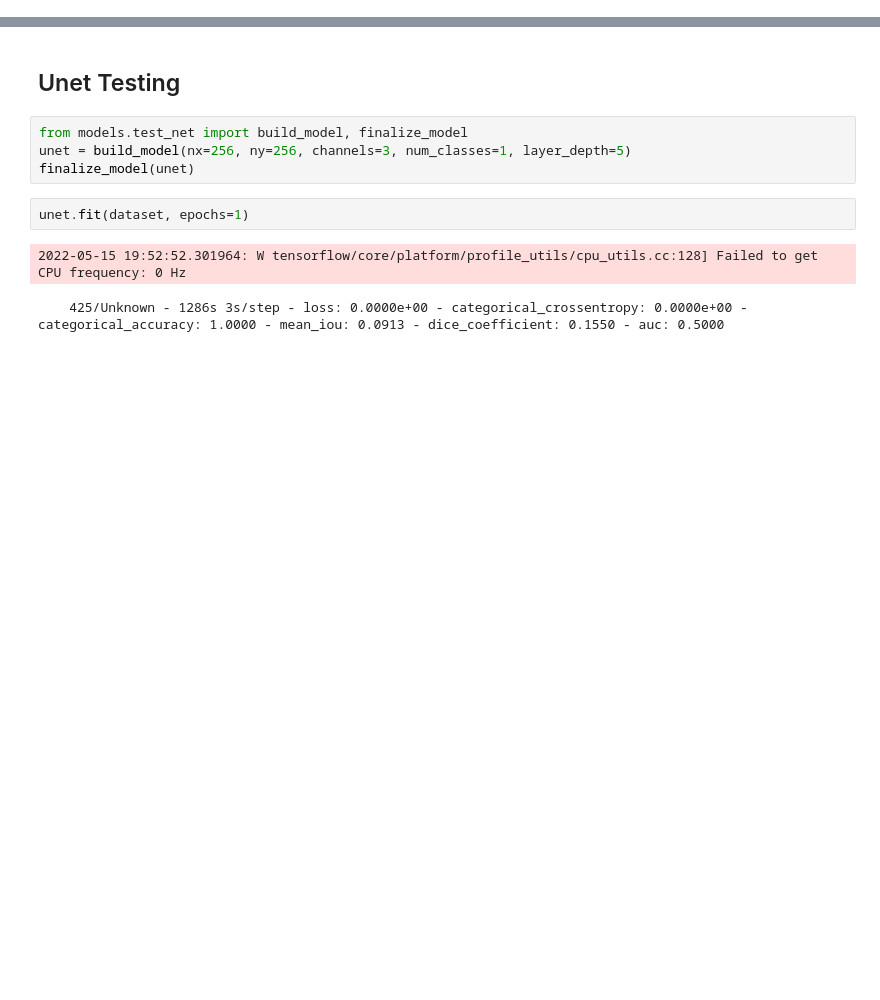
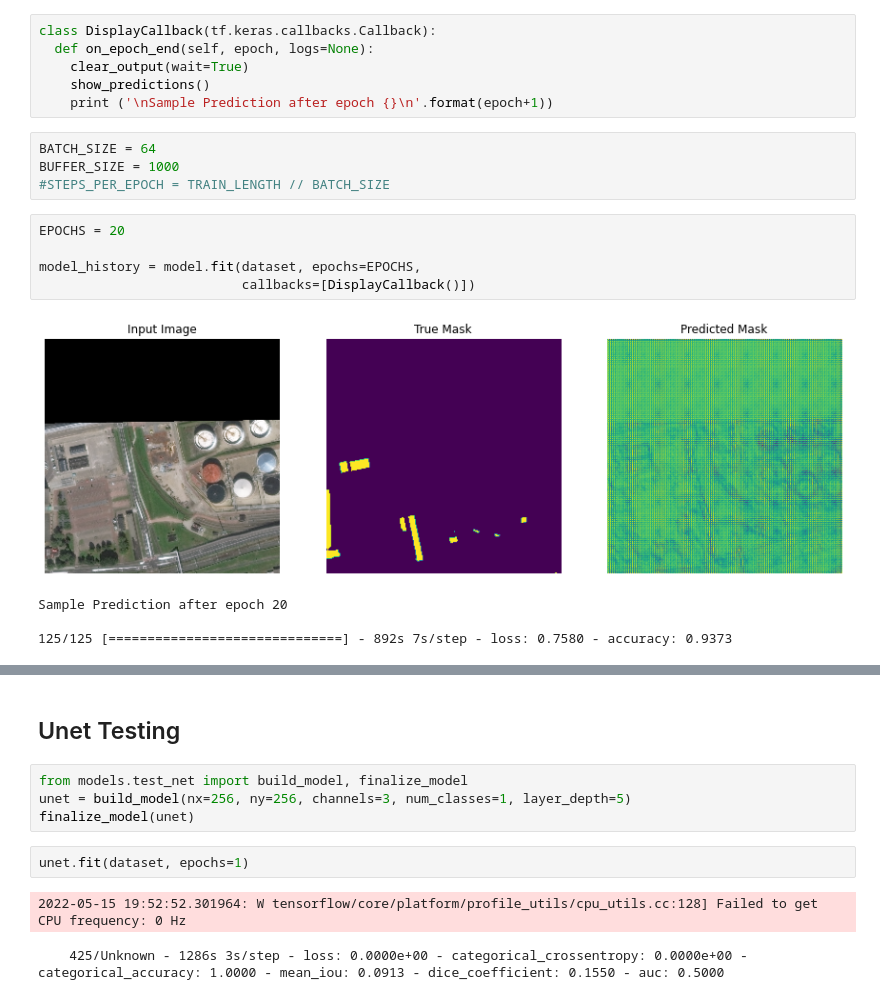
Before and after one commit to mel-oezkan/deep_cv, a Jupyter notebook: testing.ipynb, the cells around one changed output, grey strips where cells are left out. Drawn from its saved outputs; the diff is of its cells as text; blank space fills up the shorter version.

```diff
--- a/testing.ipynb
+++ b/testing.ipynb
@@ -27,3 +78,23 @@ def show(image, label):
+# %%
+class DisplayCallback(tf.keras.callbacks.Callback):
+  def on_epoch_end(self, epoch, logs=None):
+    clear_output(wait=True)
+    show_predictions()
+    print ('\nSample Prediction after epoch {}\n'.format(epoch+1))
+# %%
+BATCH_SIZE = 64
+BUFFER_SIZE = 1000
+#STEPS_PER_EPOCH = TRAIN_LENGTH // BATCH_SIZE
+# %%
+EPOCHS = 20
+
+model_history = model.fit(dataset, epochs=EPOCHS,
+                          callbacks=[DisplayCallback()])
+# %% [output]
+[figure, added]
+Sample Prediction after epoch 20
+
+125/125 [==============================] - 892s 7s/step - loss: 0.7580 - accuracy: 0.9373
 # %%
 n = 4
 summary = load_summary()
```
Also changed, not shown: parts of 9 cells of this notebook, 3 other files.
